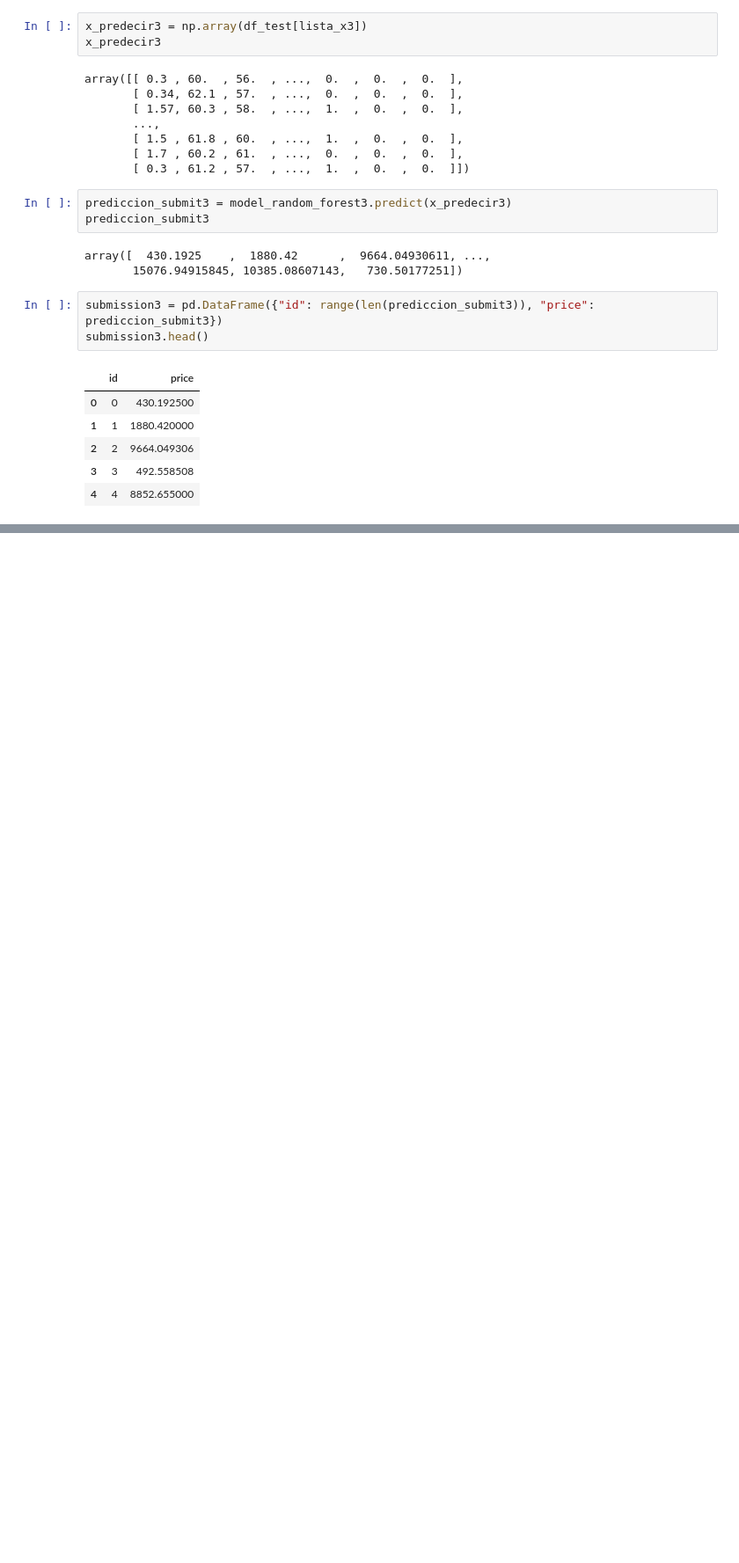
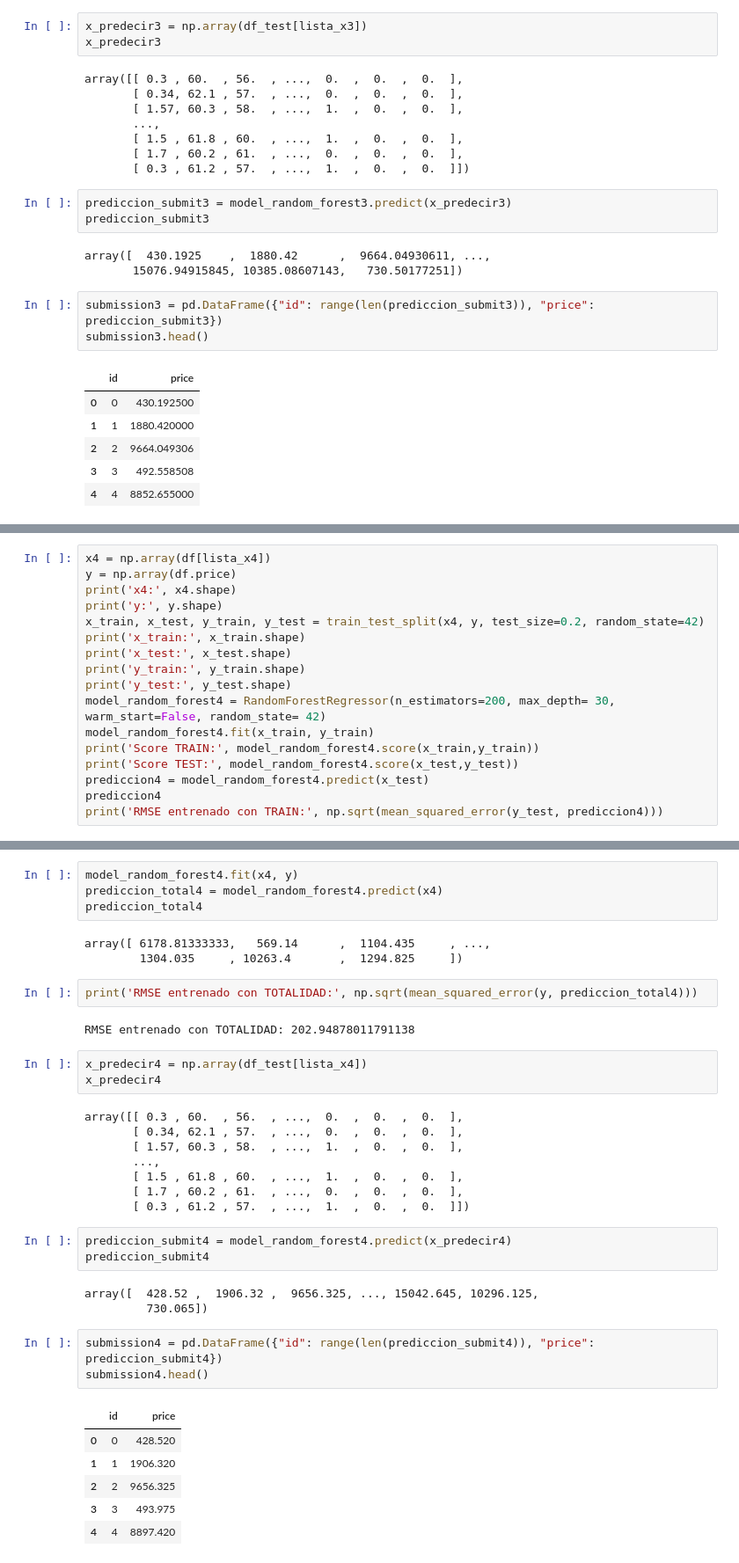
Before and after one commit to leo90rc/Leonardo.DataScience, a Jupyter notebook: week10_ML_competition_pca_kmeans/day4_competi_diamond/kaggle_diamonds.ipynb, the cells around one changed output, grey strips where cells are left out. Shown at 88% size. Cells and saved outputs as stored; diff of their text form; blank space fills up the shorter version.

```diff
--- a/week10_ML_competition_pca_kmeans/day4_competi_diamond/kaggle_diamonds.ipynb
+++ b/week10_ML_competition_pca_kmeans/day4_competi_diamond/kaggle_diamonds.ipynb
@@ -595,0 +615,17 @@ You're ready to submit!
+# %%
+x4 = np.array(df[lista_x4])
+y = np.array(df.price)
+print('x4:', x4.shape)
+print('y:', y.shape)
+x_train, x_test, y_train, y_test = train_test_split(x4, y, test_size=0.2, random_state=42)
+print('x_train:', x_train.shape)
+print('x_test:', x_test.shape)
+print('y_train:', y_train.shape)
+print('y_test:', y_test.shape)
+model_random_forest4 = RandomForestRegressor(n_estimators=200, max_depth= 30,  warm_start=False, random_state= 42)
+model_random_forest4.fit(x_train, y_train)
+print('Score TRAIN:', model_random_forest4.score(x_train,y_train))
+print('Score TEST:', model_random_forest4.score(x_test,y_test))
+prediccion4 = model_random_forest4.predict(x_test)
+prediccion4
+print('RMSE entrenado con TRAIN:', np.sqrt(mean_squared_error(y_test, prediccion4)))
@@ -595,0 +642,38 @@ You're ready to submit!
+# %%
+model_random_forest4.fit(x4, y)
+prediccion_total4 = model_random_forest4.predict(x4)
+prediccion_total4
+# %% [output]
+array([ 6178.81333333,   569.14      ,  1104.435     , ...,
+        1304.035     , 10263.4       ,  1294.825     ])
+# %%
+print('RMSE entrenado con TOTALIDAD:', np.sqrt(mean_squared_error(y, prediccion_total4)))
+# %% [output]
+RMSE entrenado con TOTALIDAD: 202.94878011791138
+# %%
+x_predecir4 = np.array(df_test[lista_x4])
+x_predecir4
+# %% [output]
+array([[ 0.3 , 60.  , 56.  , ...,  0.  ,  0.  ,  0.  ],
+       [ 0.34, 62.1 , 57.  , ...,  0.  ,  0.  ,  0.  ],
+       [ 1.57, 60.3 , 58.  , ...,  1.  ,  0.  ,  0.  ],
+       ...,
+       [ 1.5 , 61.8 , 60.  , ...,  1.  ,  0.  ,  0.  ],
+       [ 1.7 , 60.2 , 61.  , ...,  0.  ,  0.  ,  0.  ],
+       [ 0.3 , 61.2 , 57.  , ...,  1.  ,  0.  ,  0.  ]])
+# %%
+prediccion_submit4 = model_random_forest4.predict(x_predecir4)
+prediccion_submit4
+# %% [output]
+array([  428.52 ,  1906.32 ,  9656.325, ..., 15042.645, 10296.125,
+         730.065])
+# %%
+submission4 = pd.DataFrame({"id": range(len(prediccion_submit4)), "price": prediccion_submit4})
+submission4.head()
+# %% [output]
+|  | id | price |
+| 0 | 0 | 428.520 |
+| 1 | 1 | 1906.320 |
+| 2 | 2 | 9656.325 |
+| 3 | 3 | 493.975 |
+| 4 | 4 | 8897.420 |
```
Also changed, not shown: parts of 48 cells of this notebook, 13 other files.
